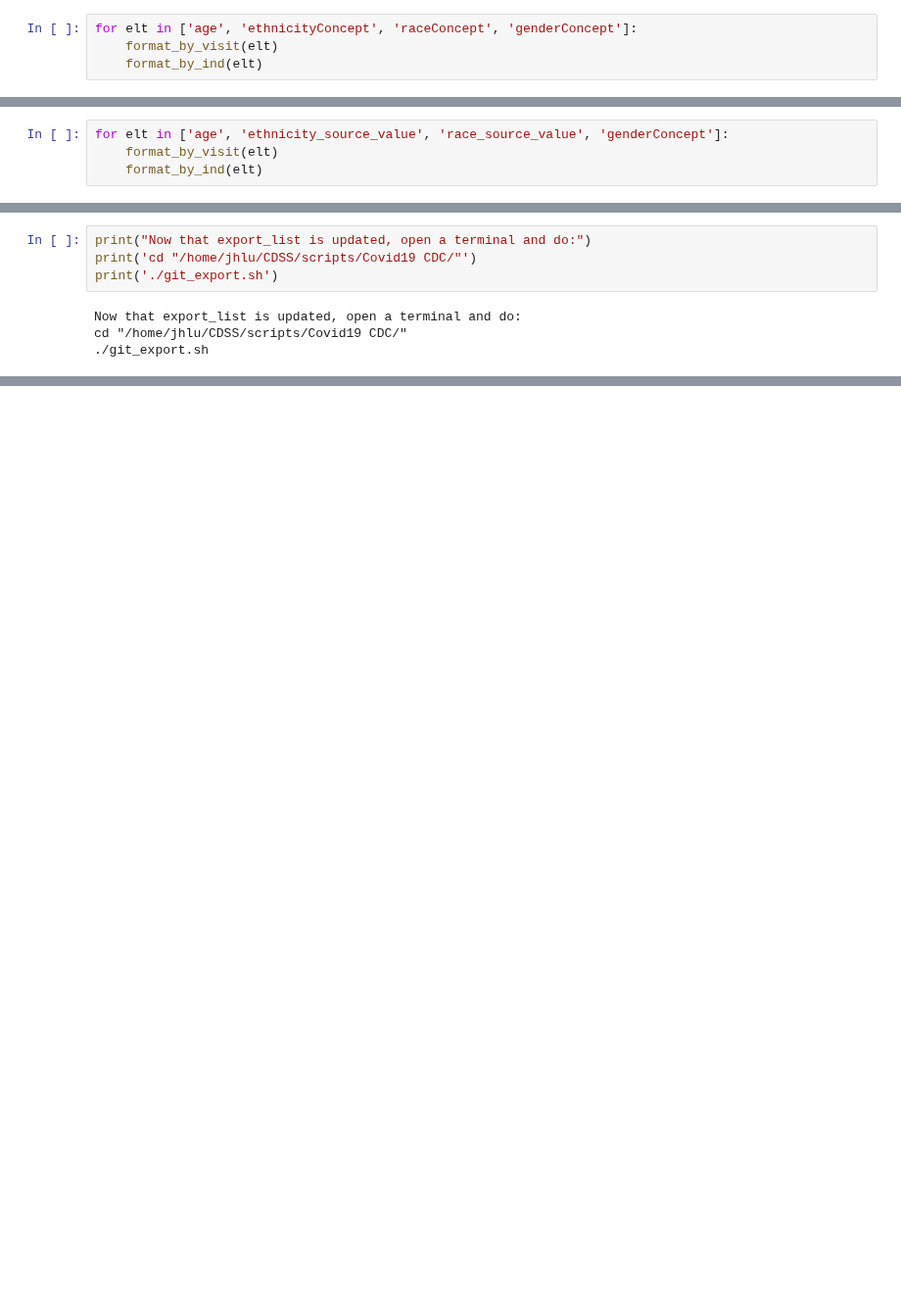
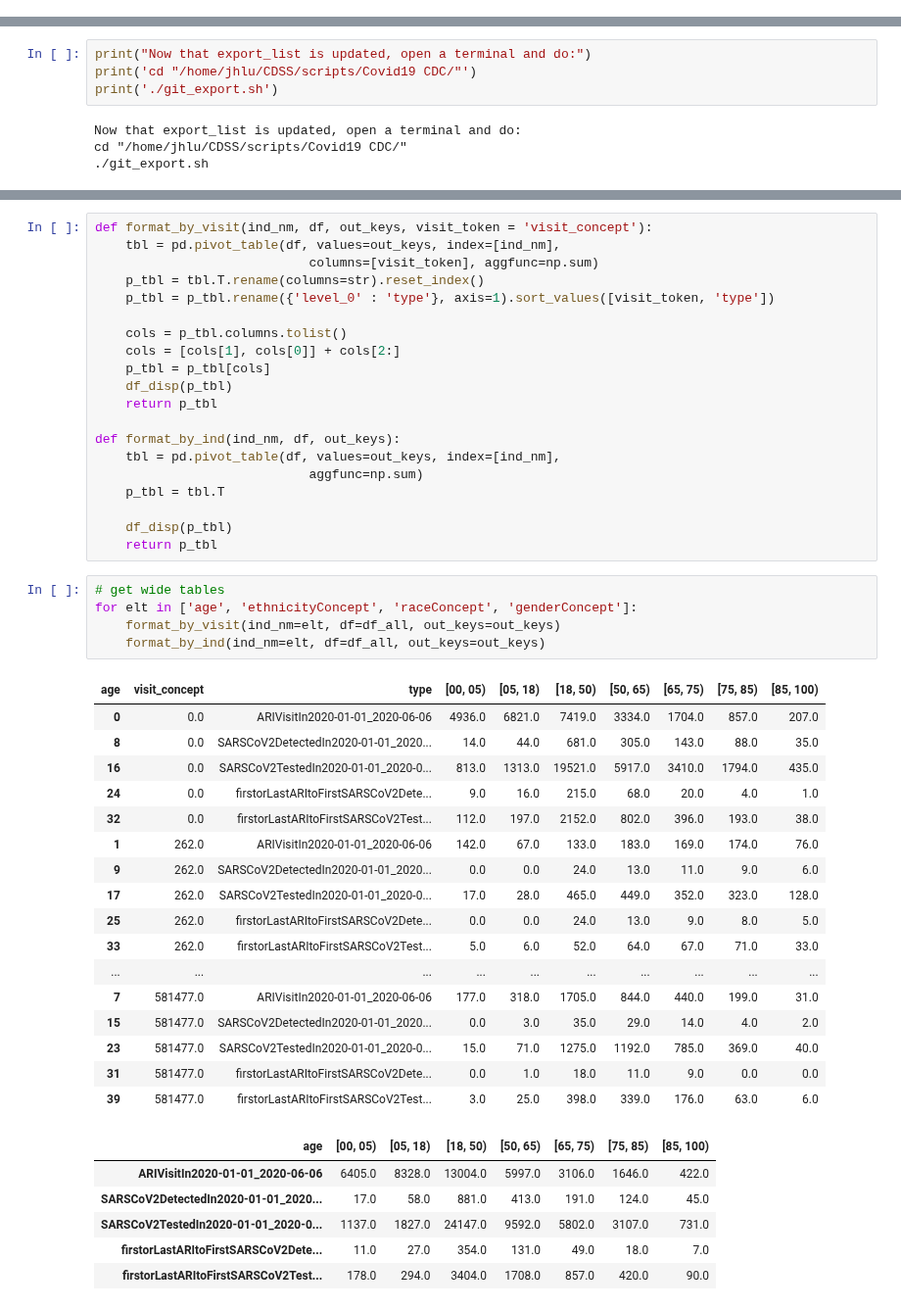
Before and after one commit to HealthRex/CDSS, a Jupyter notebook: scripts/Covid19 CDC/new_tbl_adj.ipynb, the cells around one changed output, grey strips where cells are left out. Shown at 98% size. Cells and saved outputs as stored; diff of their text form; blank space fills up the shorter version.

```diff
--- a/scripts/Covid19 CDC/new_tbl_adj.ipynb
+++ b/scripts/Covid19 CDC/new_tbl_adj.ipynb
@@ -368,4 +491,0 @@ save_care_site_csv(df_all[care_site_tok][df_all['detected'] == 1], 'detected')
-# %%
-for elt in ['age', 'ethnicityConcept', 'raceConcept', 'genderConcept']:
-    format_by_visit(elt)
-    format_by_ind(elt)
@@ -465,4 +491,0 @@ for elt in ['age', 'ethnicityConcept', 'raceConcept', 'genderConcept']:
-# %%
-for elt in ['age', 'ethnicity_source_value', 'race_source_value', 'genderConcept']:
-    format_by_visit(elt)
-    format_by_ind(elt)
@@ -708,0 +749,49 @@ cd "/home/jhlu/CDSS/scripts/Covid19 CDC/"
+# %%
+def format_by_visit(ind_nm, df, out_keys, visit_token = 'visit_concept'):
+    tbl = pd.pivot_table(df, values=out_keys, index=[ind_nm],
+                            columns=[visit_token], aggfunc=np.sum)
+    p_tbl = tbl.T.rename(columns=str).reset_index()
+    p_tbl = p_tbl.rename({'level_0' : 'type'}, axis=1).sort_values([visit_token, 'type'])
+
+    cols = p_tbl.columns.tolist()
+    cols = [cols[1], cols[0]] + cols[2:]
+    p_tbl = p_tbl[cols]
+    df_disp(p_tbl)
+    return p_tbl
+
+def format_by_ind(ind_nm, df, out_keys):
+    tbl = pd.pivot_table(df, values=out_keys, index=[ind_nm],
+                            aggfunc=np.sum)
+    p_tbl = tbl.T
+
+    df_disp(p_tbl)
+    return p_tbl
+# %%
+# get wide tables
+for elt in ['age', 'ethnicityConcept', 'raceConcept', 'genderConcept']:
+    format_by_visit(ind_nm=elt, df=df_all, out_keys=out_keys)
+    format_by_ind(ind_nm=elt, df=df_all, out_keys=out_keys)
+# %% [output]
+| age | visit_concept | type | [00, 05) | [05, 18) | [18, 50) | [50, 65) | [65, 75) | [75, 85) | [85, 100) |
+| 0 | 0.0 | ARIVisitIn2020-01-01_2020-06-06 | 4936.0 | 6821.0 | 7419.0 | 3334.0 | 1704.0 | 857.0 | 207.0 |
+| 8 | 0.0 | SARSCoV2DetectedIn2020-01-01_2020... | 14.0 | 44.0 | 681.0 | 305.0 | 143.0 | 88.0 | 35.0 |
+| 16 | 0.0 | SARSCoV2TestedIn2020-01-01_2020-0... | 813.0 | 1313.0 | 19521.0 | 5917.0 | 3410.0 | 1794.0 | 435.0 |
+| 24 | 0.0 | firstorLastARItoFirstSARSCoV2Dete... | 9.0 | 16.0 | 215.0 | 68.0 | 20.0 | 4.0 | 1.0 |
+| 32 | 0.0 | firstorLastARItoFirstSARSCoV2Test... | 112.0 | 197.0 | 2152.0 | 802.0 | 396.0 | 193.0 | 38.0 |
+| 1 | 262.0 | ARIVisitIn2020-01-01_2020-06-06 | 142.0 | 67.0 | 133.0 | 183.0 | 169.0 | 174.0 | 76.0 |
+| 9 | 262.0 | SARSCoV2DetectedIn2020-01-01_2020... | 0.0 | 0.0 | 24.0 | 13.0 | 11.0 | 9.0 | 6.0 |
+| 17 | 262.0 | SARSCoV2TestedIn2020-01-01_2020-0... | 17.0 | 28.0 | 465.0 | 449.0 | 352.0 | 323.0 | 128.0 |
+| 25 | 262.0 | firstorLastARItoFirstSARSCoV2Dete... | 0.0 | 0.0 | 24.0 | 13.0 | 9.0 | 8.0 | 5.0 |
+| 33 | 262.0 | firstorLastARItoFirstSARSCoV2Test... | 5.0 | 6.0 | 52.0 | 64.0 | 67.0 | 71.0 | 33.0 |
+| ... | ... | ... | ... | ... | ... | ... | ... | ... | ... |
+| 7 | 581477.0 | ARIVisitIn2020-01-01_2020-06-06 | 177.0 | 318.0 | 1705.0 | 844.0 | 440.0 | 199.0 | 31.0 |
+| 15 | 581477.0 | SARSCoV2DetectedIn2020-01-01_2020... | 0.0 | 3.0 | 35.0 | 29.0 | 14.0 | 4.0 | 2.0 |
+| 23 | 581477.0 | SARSCoV2TestedIn2020-01-01_2020-0... | 15.0 | 71.0 | 1275.0 | 1192.0 | 785.0 | 369.0 | 40.0 |
+| 31 | 581477.0 | firstorLastARItoFirstSARSCoV2Dete... | 0.0 | 1.0 | 18.0 | 11.0 | 9.0 | 0.0 | 0.0 |
+| 39 | 581477.0 | firstorLastARItoFirstSARSCoV2Test... | 3.0 | 25.0 | 398.0 | 339.0 | 176.0 | 63.0 | 6.0 |
+| age | [00, 05) | [05, 18) | [18, 50) | [50, 65) | [65, 75) | [75, 85) | [85, 100) |
+| ARIVisitIn2020-01-01_2020-06-06 | 6405.0 | 8328.0 | 13004.0 | 5997.0 | 3106.0 | 1646.0 | 422.0 |
+| SARSCoV2DetectedIn2020-01-01_2020... | 17.0 | 58.0 | 881.0 | 413.0 | 191.0 | 124.0 | 45.0 |
+| SARSCoV2TestedIn2020-01-01_2020-0... | 1137.0 | 1827.0 | 24147.0 | 9592.0 | 5802.0 | 3107.0 | 731.0 |
+| firstorLastARItoFirstSARSCoV2Dete... | 11.0 | 27.0 | 354.0 | 131.0 | 49.0 | 18.0 | 7.0 |
+| firstorLastARItoFirstSARSCoV2Test... | 178.0 | 294.0 | 3404.0 | 1708.0 | 857.0 | 420.0 | 90.0 |
```
Also changed, not shown: parts of 31 cells of this notebook.
